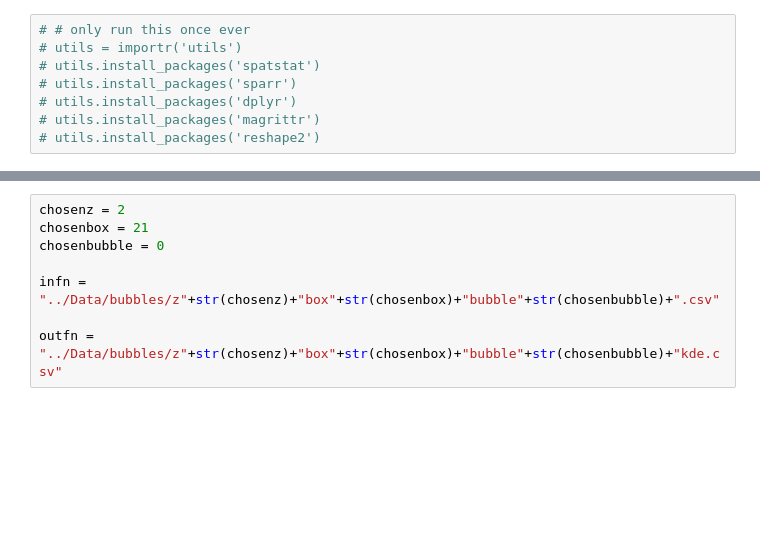
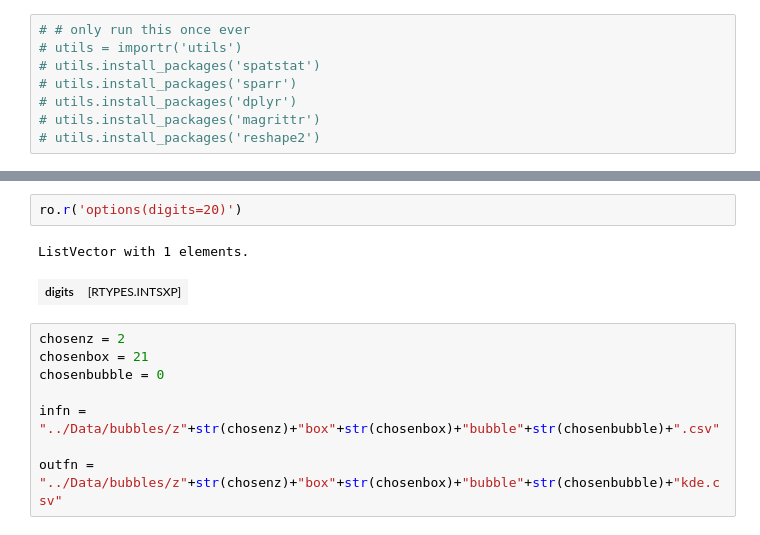
Before and after one commit to aimalz/recidivator, a Jupyter notebook: DEAR/python/RDEAR.ipynb, the cells around one changed output, grey strips where cells are left out. Drawn from its saved outputs; the diff is of its cells as text; blank space fills up the shorter version.

```diff
--- a/DEAR/python/RDEAR.ipynb
+++ b/DEAR/python/RDEAR.ipynb
@@ -38,3 +58,8 @@ ro.r('library(reshape2)')
+# %%
+ro.r('options(digits=20)')
+# %% [output]
+ListVector with 1 elements.
+| digits | [RTYPES.INTSXP] |
 # %%
 chosenz = 2
 chosenbox = 21
```
Also changed, not shown: parts of 13 cells of this notebook.
